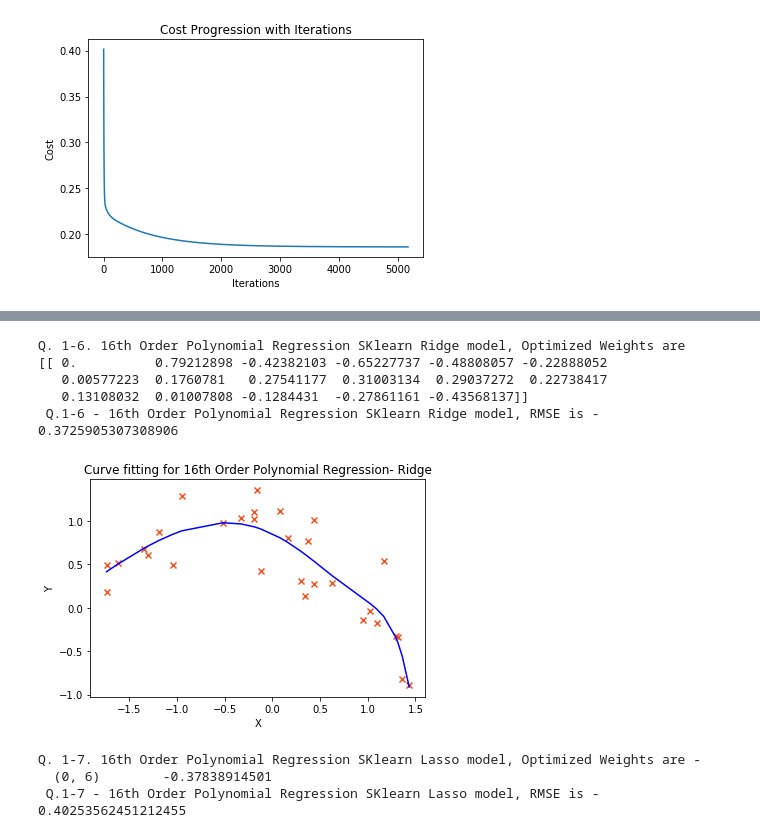
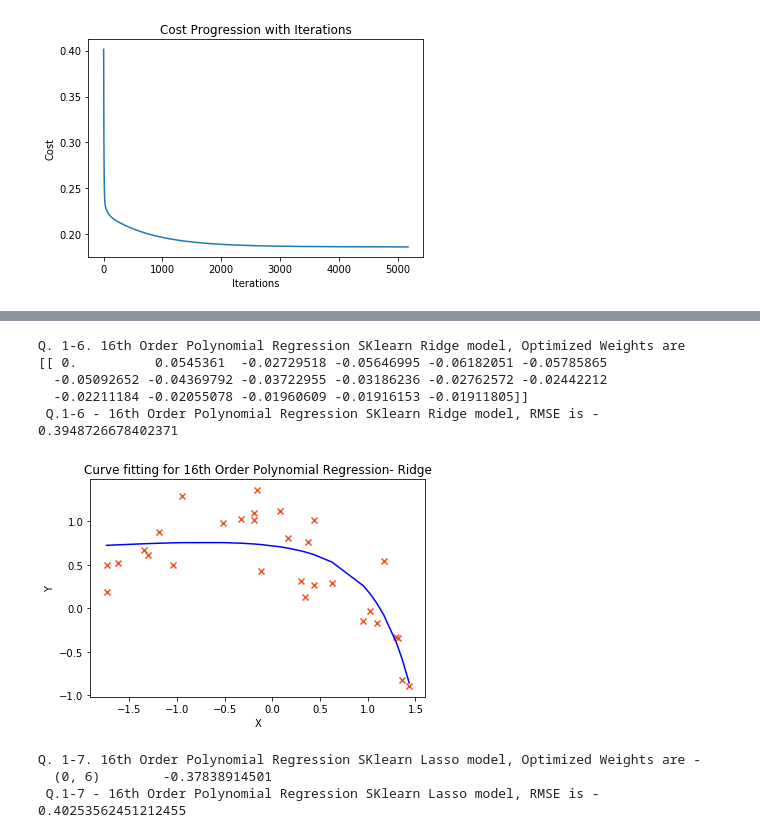
Before and after one commit to MeenakshiParyani/Polynomial-Regression, a Jupyter notebook: Polynomial-Regression.ipynb, the cells around one changed output, grey strips where cells are left out. Cells and saved outputs as stored; diff of their text form; code cells hidden in the pictures.

```diff
--- a/Polynomial-Regression.ipynb
+++ b/Polynomial-Regression.ipynb
@@ -13,7 +14,7 @@ from sklearn.preprocessing import PolynomialFeatures
 # %%
 # Q.1-1 - 1st Order Polynomial Regression
 
-# Reading and plotting data
+# Reading data
 data1 = pd.read_csv('ex2data1.csv', sep=",", encoding='utf-8', header='infer')
 df = data1.copy()
 
@@ -22,10 +23,10 @@ def get_rmse(x, y, beta):
     inner = np.power(((x * beta.T) - y), 2)
     return math.sqrt(np.sum(inner) / (2 * m))
 
-def drawPlot(Xcord, Ycord, y_pred, order, title):
+def drawPlot(Xcord, Ycord, y_pred, order, title, xlabel, ylabel):
     plt.scatter(Xcord, Ycord, c='#ef5423', marker='x')
-    plt.ylabel('Y');
-    plt.xlabel('X');
+    plt.ylabel(ylabel);
+    plt.xlabel(xlabel);
     temp = 'Line' if order == 1 else 'Curve'
     order = '1st' if order == 1 else '2nd' if order ==2 else '3rd' if order == 3 else str(order)+'th'
     plt.title( temp + ' fitting for ' + order + ' Order Polynomial Regression' + title)
@@ -39,13 +40,11 @@ def plotCostHistory(cost_history):
      plt.title('Cost Progression with Iterations')
      plt.show()
 
-def normalizeData(df, needSort):
-
-    #print(normalized_df.head())
+def normalizeData(df, needSort, byColumn, yColumn):
     if(needSort):
-        df = df.sort_values(by=['x']) # sort values for plotting sane graph
-    Y = df[['y']]
-    X = df.drop(['y'], axis=1)
+        df = df.sort_values(by=[byColumn]) # sort values for plotting sane graph
+    Y = df[[yColumn]]
+    X = df.drop([yColumn], axis=1)
     X = (X-X.mean())/X.std()
     X.insert(0,-1,1)# inserting ones column for beta0
     return X, Y
@@ -84,7 +83,7 @@ Y =  np.matrix(Y.values)
 beta = np.matrix(np.zeros(X.shape[1]))
 beta, costs, rmse = gradientDescentUsingMatrix(X, Y, beta, 0.1, 100000)
 y_pred = X * beta.T
-drawPlot(df['x'], df['y'], y_pred, 1, '');
+drawPlot(df['x'], df['y'], y_pred, 1, '', 'X', 'Y');
 print(" Q.1-1 - 1st Order Polynomial Regression, Optimized Weights are -\n", beta)
 print(" Q.1-1 - 1st Order Polynomial Regression, RMSE is - " + colored('RMSE is - ' + str(rmse), 'green'))
 plotCostHistory(costs)
@@ -226,31 +225,31 @@ breaking0.205802485238226330.2057924860905704
 # %%
 # 1-6 16th Order Polynomial Regression scikit-learn Ridge model
 
 df = data1;
 normalized_df_poly = generatePolynomialInput(df, 16)
-X, Y = normalizeData(normalized_df_poly, True); # Normalize the data for proper scaling
+X, Y = normalizeData(normalized_df_poly, True, 'x', 'y'); # Normalize the data for proper scaling
 # this Alpha(Regularization Strength) value gives the lowest cost
-clf = Ridge(alpha=0.1, copy_X = True, fit_intercept = True, max_iter = None, normalize=False,
+clf = Ridge(alpha=10, copy_X = True, fit_intercept = True, max_iter = None, normalize=False,
       random_state=None, solver ='auto', tol=0.001)
 clf.fit(X,Y)
 
 beta = clf.coef_
 Ypred = clf.predict(X)
 
 print("Q. 1-6. 16th Order Polynomial Regression SKlearn Ridge model, Optimized Weights are\n" + str(beta))
 print(" Q.1-6 - 16th Order Polynomial Regression SKlearn Ridge model, " + colored('RMSE is - ' + str(get_rmse(np.matrix(X), np.matrix(Y), beta)), 'green'))
 XM = np.matrix(X.values)
 YM = np.matrix(Y.values)
 Xcord = list(XM[:,1].flat)
 Ycord = list(YM[:,0].flat)
-drawPlot(Xcord, Ycord, Ypred, 16, "- Ridge")
+drawPlot(Xcord, Ycord, Ypred, 16, "- Ridge", 'X', 'Y')
 # %% [output]
 Q. 1-6. 16th Order Polynomial Regression SKlearn Ridge model, Optimized Weights are
-[[ 0.          0.79212898 -0.42382103 -0.65227737 -0.48808057 -0.22888052
-   0.00577223  0.1760781   0.27541177  0.31003134  0.29037272  0.22738417
-   0.13108032  0.01007808 -0.1284431  -0.27861161 -0.43568137]]
- Q.1-6 - 16th Order Polynomial Regression SKlearn Ridge model, RMSE is - 0.3725905307308906
+[[ 0.          0.0545361  -0.02729518 -0.05646995 -0.06182051 -0.05785865
+  -0.05092652 -0.04369792 -0.03722955 -0.03186236 -0.02762572 -0.02442212
+  -0.02211184 -0.02055078 -0.01960609 -0.01916153 -0.01911805]]
+ Q.1-6 - 16th Order Polynomial Regression SKlearn Ridge model, RMSE is - 0.3948726678402371
-[figure, old version]
+[figure, new version]
 # %%
 # 1-7 16th Order Polynomial Regression scikit-learn Lasso model
 
```
Also changed, not shown: parts of 10 cells of this notebook.
